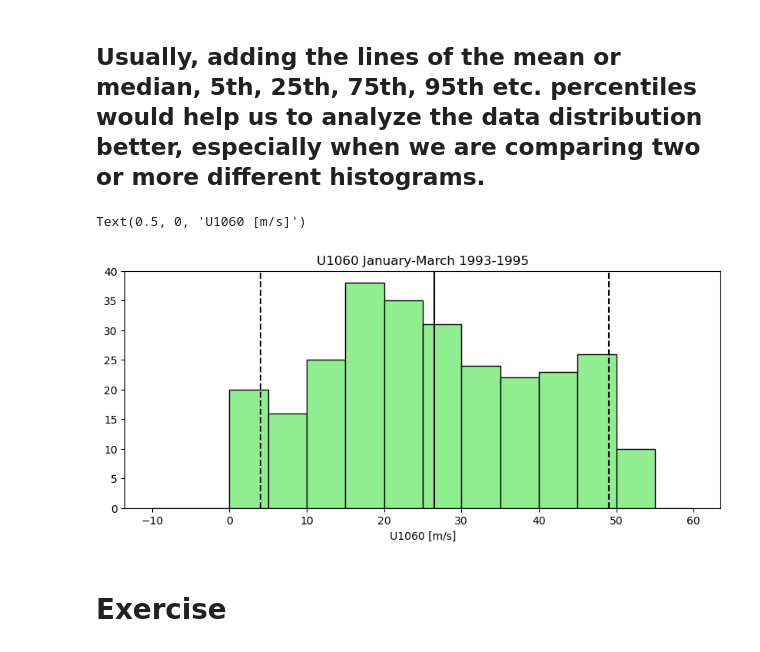
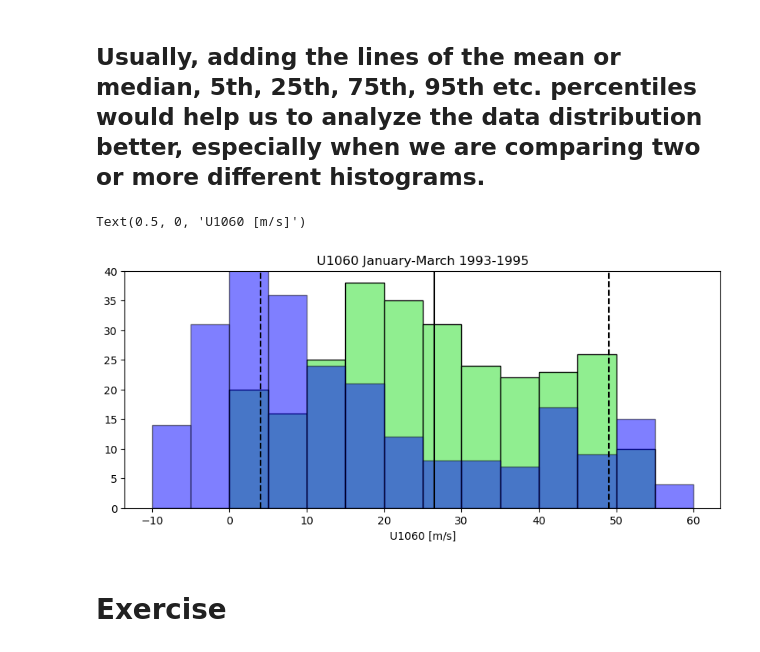
Before and after one commit to ZhengWinnieWu/course_statistics, a Jupyter notebook: unit1/data_analysis_distribution_histogram.ipynb, the cells around one changed output. Saved outputs shown, nothing was run; the diff lists cells and outputs as text; code cells hidden in the pictures.

```diff
--- a/unit1/data_analysis_distribution_histogram.ipynb
+++ b/unit1/data_analysis_distribution_histogram.ipynb
@@ -209,20 +279,21 @@ u1_95per = np.percentile(u_winter_1, 95)
 # %%
 # Add the lines of mean, 5th, and 95th percentiles of u_winter_1 to the histogram
 fig = plt.figure(figsize=(10,4))
 ax = fig.add_subplot(1,1,1)
 n, bins, patches = plt.hist(u_winter_1, bins=np.arange(-10, 65, 5), edgecolor="black", color="lightgreen")
+n, bins, patches = plt.hist(u_winter_2, bins=np.arange(-10, 65, 5), edgecolor="black", color="blue",alpha=0.5)
 
 plt.vlines(u1_mean, 0, 40, colors='k')
 plt.vlines(u1_5per, 0, 40, colors='k', linestyle='dashed')
 plt.vlines(u1_95per, 0, 40, colors='k', linestyle='dashed')
 plt.ylim([0, 40])
 
 # add figure title and x-axis label to the histogram
 plt.title('U1060 January-March 1993-1995')
 ax.set_xlabel('U1060 [m/s]')
 # %% [output]
 Text(0.5, 0, 'U1060 [m/s]')
-[figure, old version]
+[figure, new version]
 # %% [markdown]
 # Exercise
 # %% [markdown]
```
Also changed, not shown: parts of 5 cells of this notebook.
